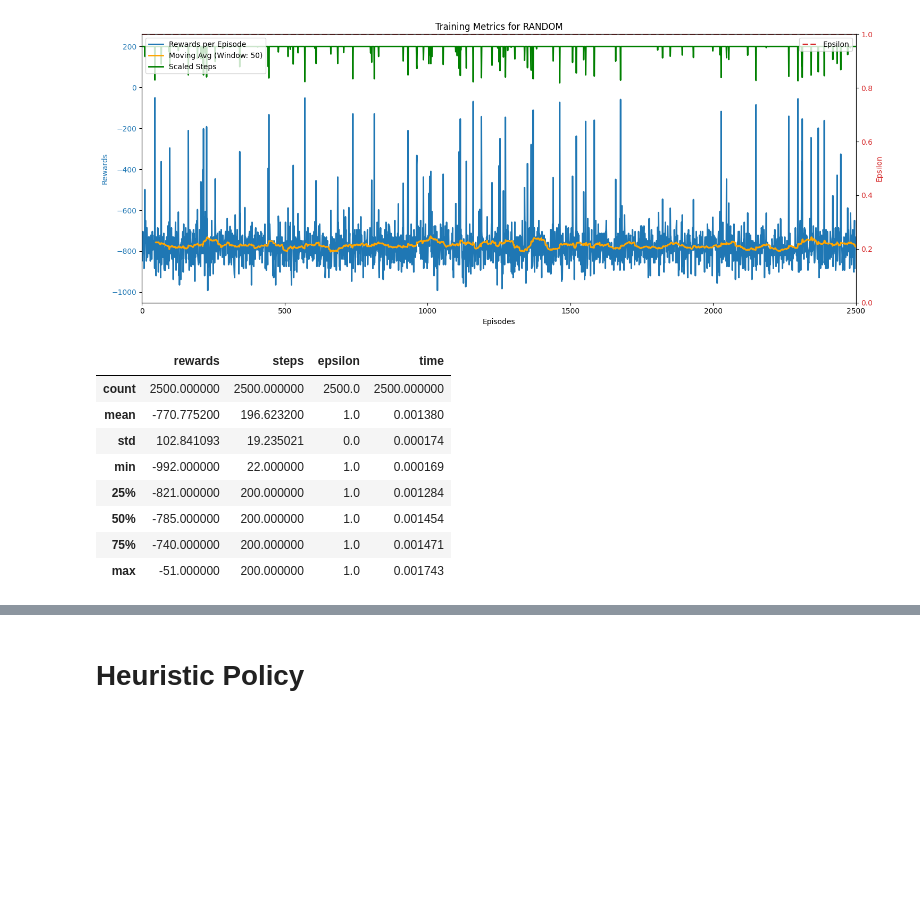
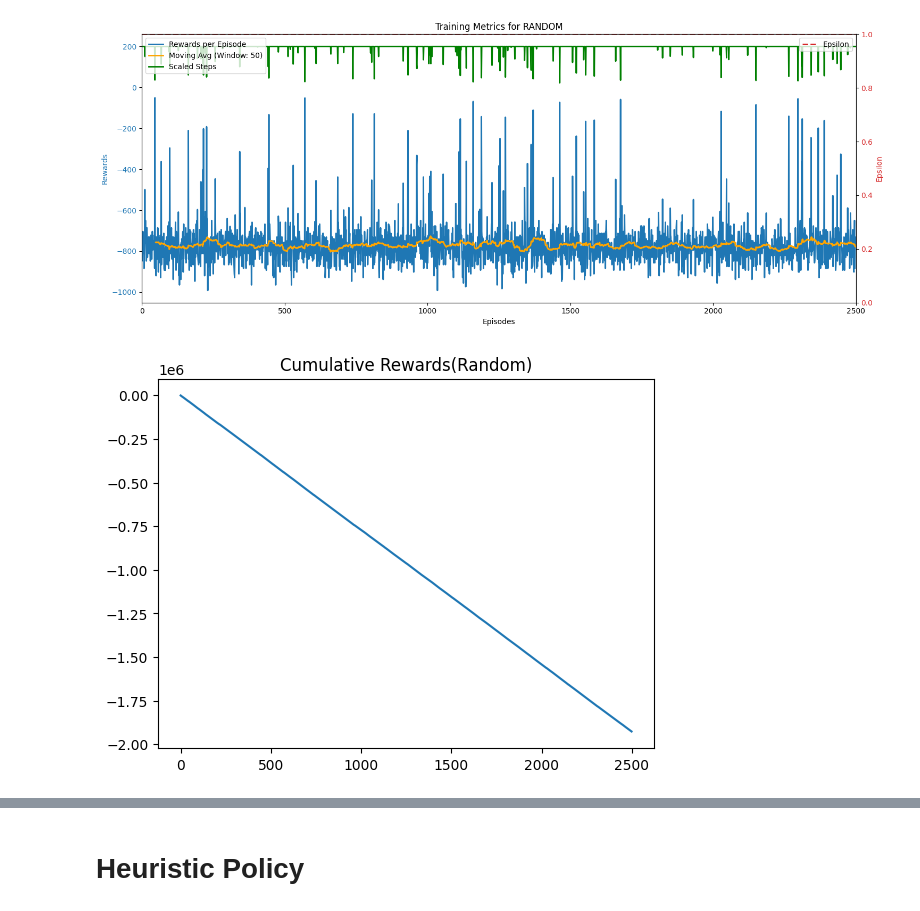
Before and after one commit to SeanMarcusJensen/ACIT4610_Portifolio_KMHS, a Jupyter notebook: problem_4/main.ipynb, the cells around one changed output, grey strips where cells are left out. Saved outputs shown, nothing was run; the diff lists cells and outputs as text; code cells hidden in the pictures; blank space fills up the shorter version.

Commit message:
more plots

```diff
--- a/problem_4/main.ipynb
+++ b/problem_4/main.ipynb
@@ -174,15 +187,9 @@ metrics = AgentMetricsComparer(dir_name='static/metrics')
 metrics.plot_metric('random')
 # %% [output]
 [figure]
-# %%
-metrics['random'].describe()
-# %% [output]
-|  | rewards | steps | epsilon | time |
-| count | 2500.000000 | 2500.000000 | 2500.0 | 2500.000000 |
-| mean | -770.775200 | 196.623200 | 1.0 | 0.001380 |
-| std | 102.841093 | 19.235021 | 0.0 | 0.000174 |
-| min | -992.000000 | 22.000000 | 1.0 | 0.000169 |
-| 25% | -821.000000 | 200.000000 | 1.0 | 0.001284 |
-| 50% | -785.000000 | 200.000000 | 1.0 | 0.001454 |
-| 75% | -740.000000 | 200.000000 | 1.0 | 0.001471 |
-| max | -51.000000 | 200.000000 | 1.0 | 0.001743 |
+# %%
+plt.plot(metrics['random'].loc[:,'rewards'].cumsum())
+plt.title("Cumulative Rewards(Random)")
+plt.show()
+# %% [output]
+[figure, added]
```
Also changed, not shown: parts of 26 cells of this notebook, 1 other file.
